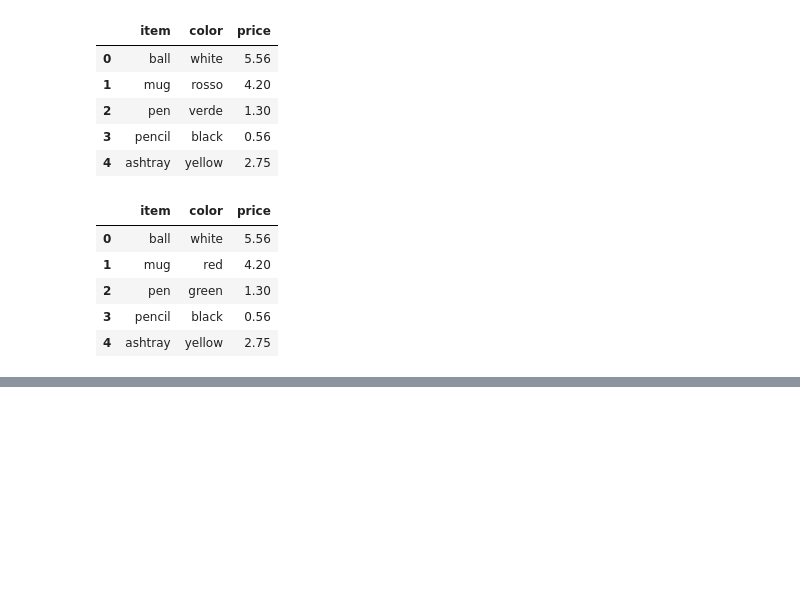
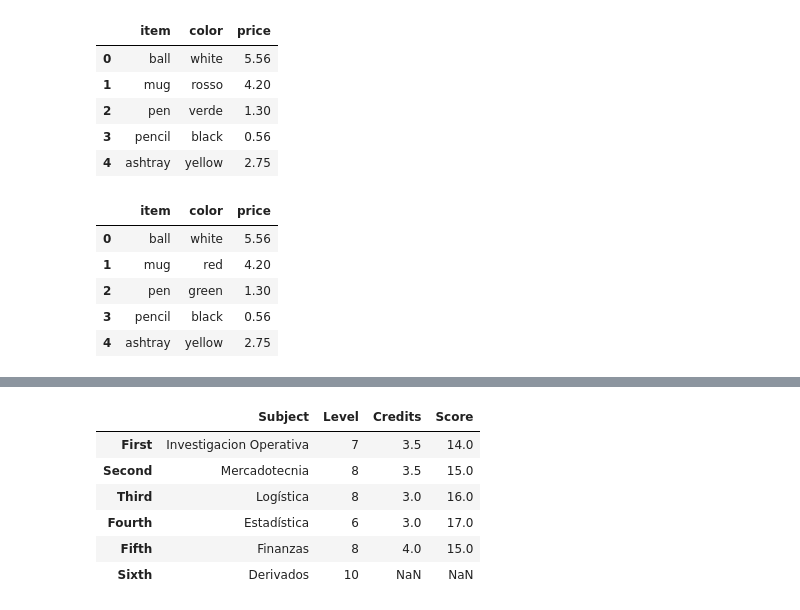
Before and after one commit to OliverRevilla/RW_Pandas, a Jupyter notebook: Pandas_in_depth.ipynb, the cells around one changed output, grey strips where cells are left out. Saved outputs shown, nothing was run; the diff lists cells and outputs as text; code cells hidden in the pictures; blank space fills up the shorter version.

```diff
--- a/Pandas_in_depth.ipynb
+++ b/Pandas_in_depth.ipynb
@@ -468,0 +579,10 @@ frame.replace(newcolors)
+# %%
+reindex = {
+    0: 'First',
+    1: 'Second',
+    2: 'Third',
+    3: 'Fourth',
+    4: 'Fifth',
+    5: 'Sixth'
+}
+frame.rename(reindex)
@@ -468,0 +611,18 @@ frame.replace(newcolors)
+# %%
+#Example 2:
+rename_columns = {
+    'subject': 'Subject',
+    'level': 'Level',
+    'credits': 'Credits',
+    'score': 'Score'
+}
+
+frame_subject.rename(index = reindex, columns = rename_columns)
+# %% [output]
+|  | Subject | Level | Credits | Score |
+| First | Investigacion Operativa | 7 | 3.5 | 14.0 |
+| Second | Mercadotecnia | 8 | 3.5 | 15.0 |
+| Third | Logística | 8 | 3.0 | 16.0 |
+| Fourth | Estadística | 6 | 3.0 | 17.0 |
+| Fifth | Finanzas | 8 | 4.0 | 15.0 |
+| Sixth | Derivados | 10 | NaN | NaN |
```
Also changed, not shown: parts of 20 cells of this notebook.
